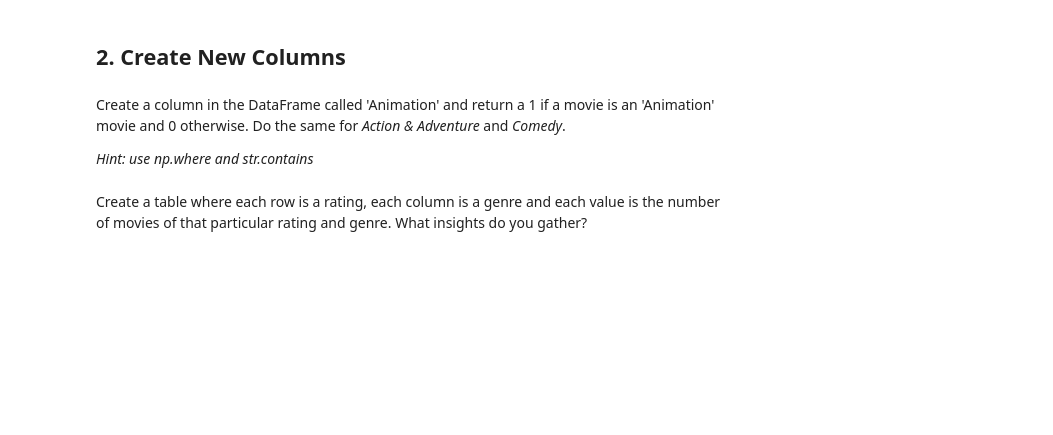
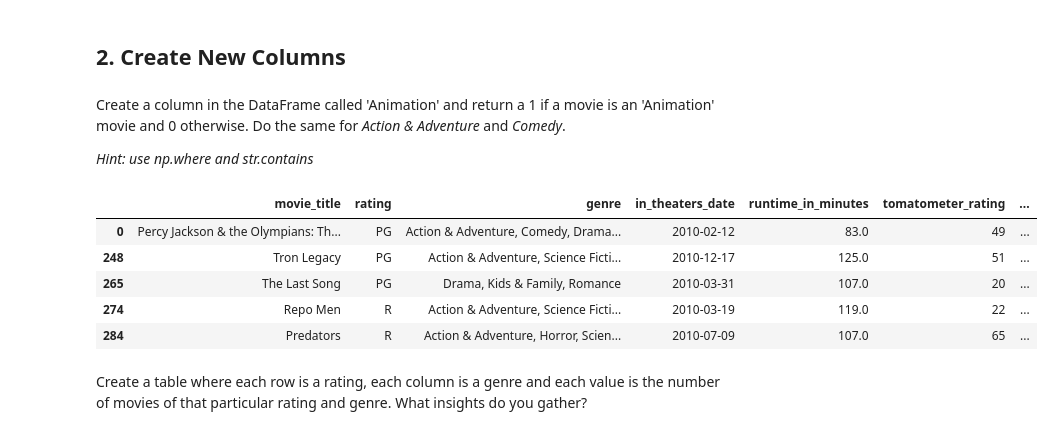
Before and after one commit to sonsungjong/ML_python, a Jupyter notebook: prep_eda/Course Assignment Notebooks/section07_midcourse_project.ipynb, the cells around one changed output. Saved outputs shown, nothing was run; the diff lists cells and outputs as text; code cells hidden in the pictures; blank space fills up the shorter version.

```diff
--- a/prep_eda/Course Assignment Notebooks/section07_midcourse_project.ipynb
+++ b/prep_eda/Course Assignment Notebooks/section07_midcourse_project.ipynb
@@ -190,2 +196,11 @@ Create a column in the DataFrame called 'Animation' and return a 1 if a movie is
+# %%
+movies.head()
+# %% [output]
+|  | movie_title | rating | genre | in_theaters_date | runtime_in_minutes | tomatometer_rating | ... |
+| 0 | Percy Jackson & the Olympians: Th... | PG | Action & Adventure, Comedy, Drama... | 2010-02-12 | 83.0 | 49 | ... |
+| 248 | Tron Legacy | PG | Action & Adventure, Science Ficti... | 2010-12-17 | 125.0 | 51 | ... |
+| 265 | The Last Song | PG | Drama, Kids & Family, Romance | 2010-03-31 | 107.0 | 20 | ... |
+| 274 | Repo Men | R | Action & Adventure, Science Ficti... | 2010-03-19 | 119.0 | 22 | ... |
+| 284 | Predators | R | Action & Adventure, Horror, Scien... | 2010-07-09 | 107.0 | 65 | ... |
 # %% [markdown]
 Create a table where each row is a rating, each column is a genre and each value is the number of movies of that particular rating and genre. What insights do you gather?
```
Also changed, not shown: parts of 8 cells of this notebook.
